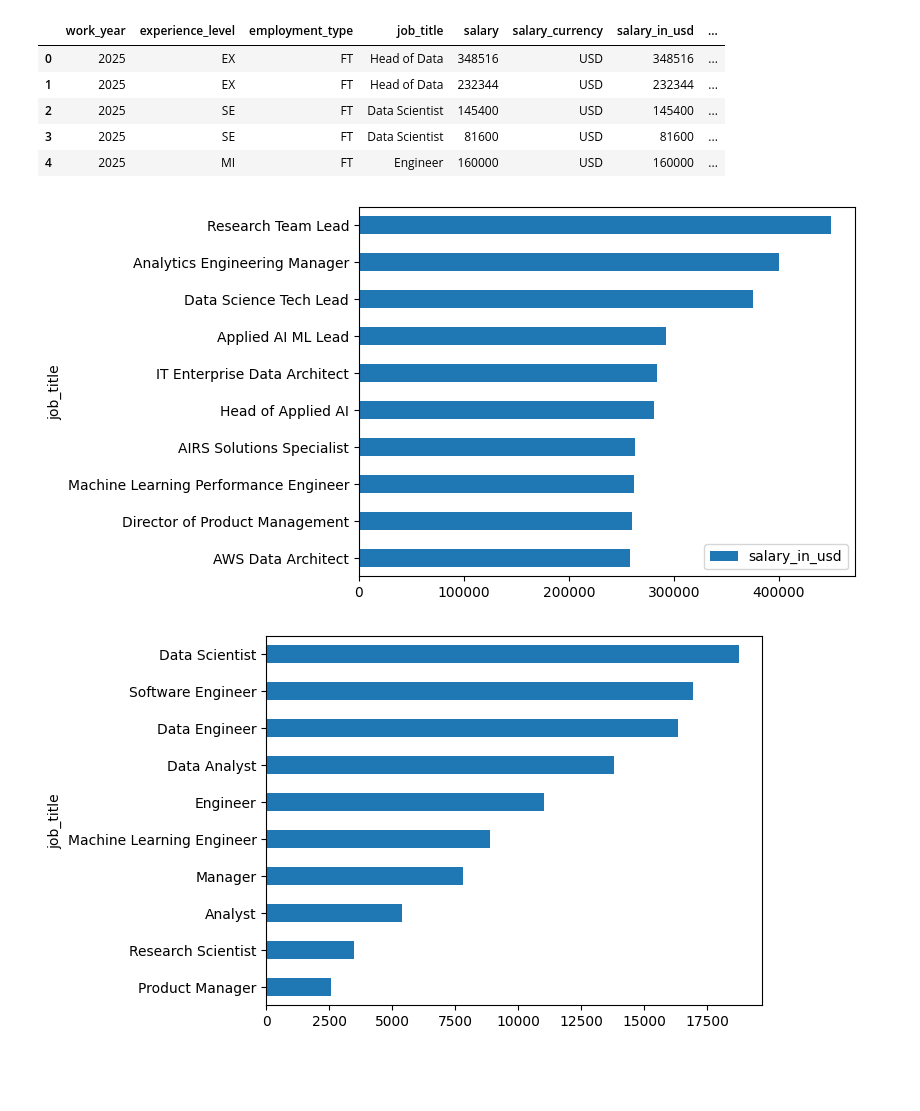
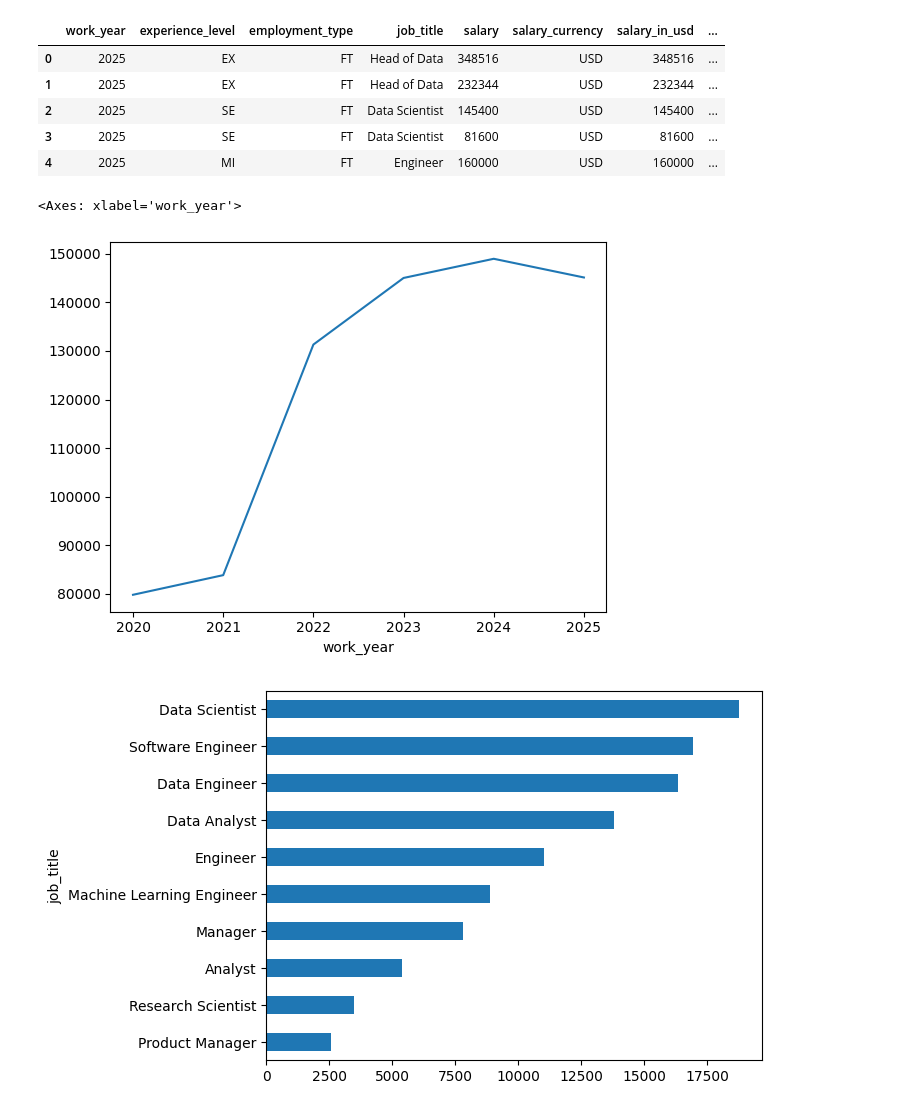
Before and after one commit to ponagr/ai_engineering_pontus_agren_grundstrom, a Jupyter notebook: exercises/exercise_0/part_1.ipynb, the cells around one changed output. Drawn from its saved outputs; the diff is of its cells as text; code cells hidden in the pictures; blank space fills up the shorter version.

```diff
--- a/exercises/exercise_0/part_1.ipynb
+++ b/exercises/exercise_0/part_1.ipynb
@@ -92,11 +92,11 @@ df.head()
 | 4 | 2025 | MI | FT | Engineer | 160000 | USD | 160000 | ... |
 # %%
 # b) Plot the distribution of the salaries in USD.
-salary_distribution = df.groupby("job_title")["salary_in_usd"].median().reset_index().sort_values(by="salary_in_usd", ascending=False).head(10)
-ax = salary_distribution.plot(kind="barh", x="job_title", y="salary_in_usd")
-ax.invert_yaxis()
+salary_distribution = df.groupby("work_year")["salary_in_usd"].median()
+salary_distribution.plot(x="work_year", y="salary_in_usd")
 # %% [output]
+<Axes: xlabel='work_year'>
-[figure, old version]
+[figure, new version]
 # %%
 # c) How many job postings are there for each job title? Take the tenth most common job title and plot a bar chart of the number of job postings for that title.
 most_common_jobs = df["job_title"].value_counts().head(10)
```
Also changed, not shown: parts of 1 cell of this notebook, 2 other files.
